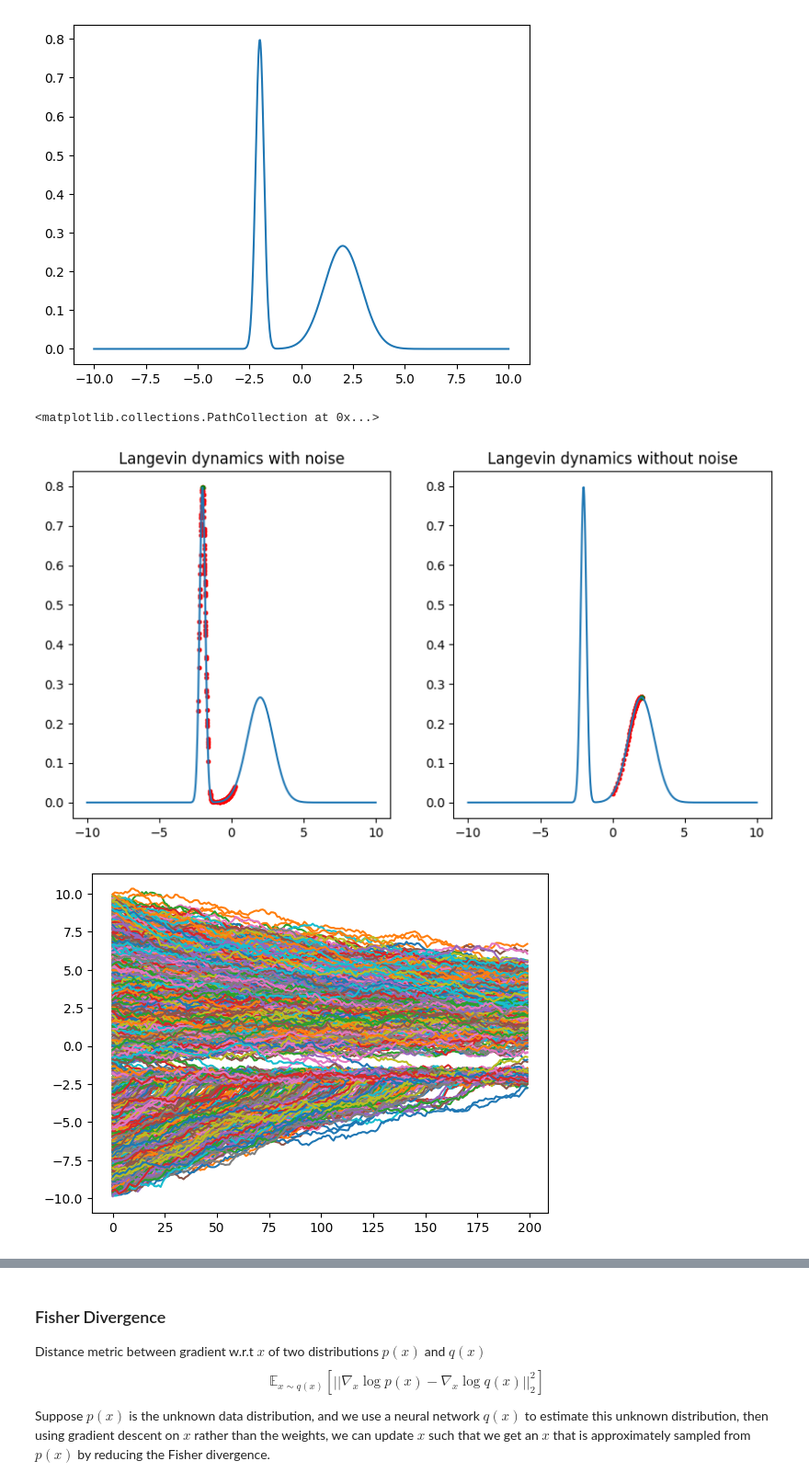
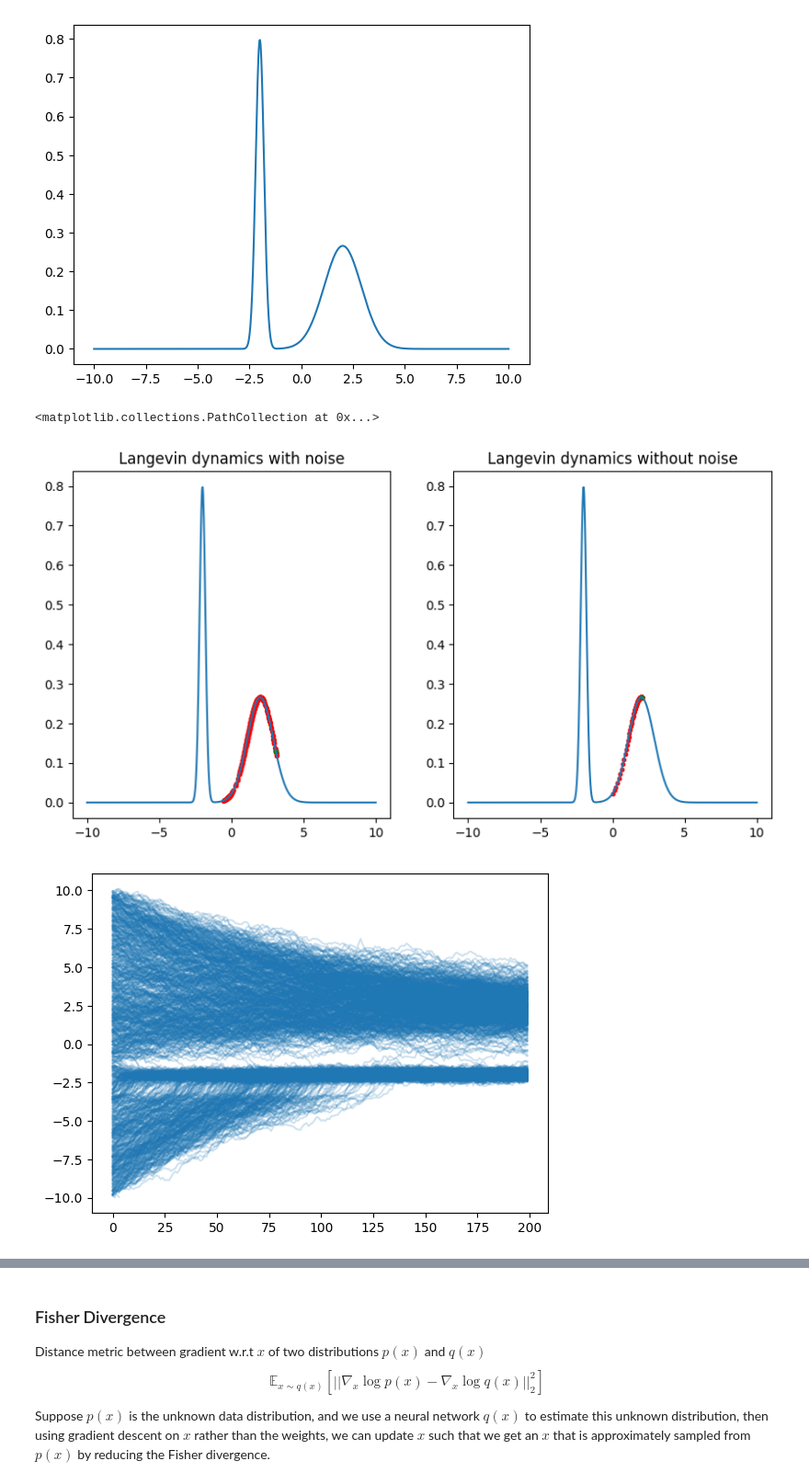
Before and after one commit to Janko-dev/generative_modeling, a Jupyter notebook: notebooks/score_based_models.ipynb, the cells around one changed output, grey strips where cells are left out. Shown at 92% size. Cells and saved outputs as stored; diff of their text form; code cells hidden in the pictures.

```diff
--- a/notebooks/score_based_models.ipynb
+++ b/notebooks/score_based_models.ipynb
@@ -54,7 +54,7 @@ plt.plot(x, p_x)
 [figure]
 # %%
 # langevin dynamics steps
-n_steps = 500
+n_steps = 800
 
 # x_t without noise (gradient ascent)
 x_ts_no_noise = []
@@ -63,7 +63,7 @@ x_ts = []
 
 # step size
 tau_no_noise = 0.05
-tau = 0.005
+tau = 0.008
 
 # initial point
 x_t_no_noise = torch.tensor(0., requires_grad=True)
@@ -101,30 +101,30 @@ ax2.scatter(x_ts_no_noise, p(x_ts_no_noise), s=8, c='r')
 ax2.scatter(x_t_no_noise.detach(), p(x_t_no_noise.detach()), s=10, c='g')
 # %% [output]
 <matplotlib.collections.PathCollection at 0x...>
-[figure, old version]
+[figure, new version]
 # %%
 n_steps = 200
 
 x_ts = []
 
-tau = 0.005
+tau = 0.007
 n_samples = 1000
 x_t = (torch.rand(n_samples) * 20 - 10).requires_grad_(True)
 
 for step in range(n_steps):
     x_ts.append(x_t.detach())
     if x_t.grad is not None: x_t.grad.zero_()
 
     p(x_t).log().backward(torch.ones_like(x_t))
     x_t = (x_t + tau * x_t.grad + (2*tau)**.5 * torch.randn_like(x_t)).clone().detach().requires_grad_(True)
     # tau = tau * 0.99
 
 
 x_ts = torch.stack(x_ts)
 
-plt.plot(x_ts)
+plt.plot(x_ts, c='C0', alpha=0.2)
 plt.show()
 # %% [output]
-[figure, old version]
+[figure, new version]
 # %%
 plt.plot(x, p_x)
```
Also changed, not shown: parts of 2 cells of this notebook, 1 other file.
